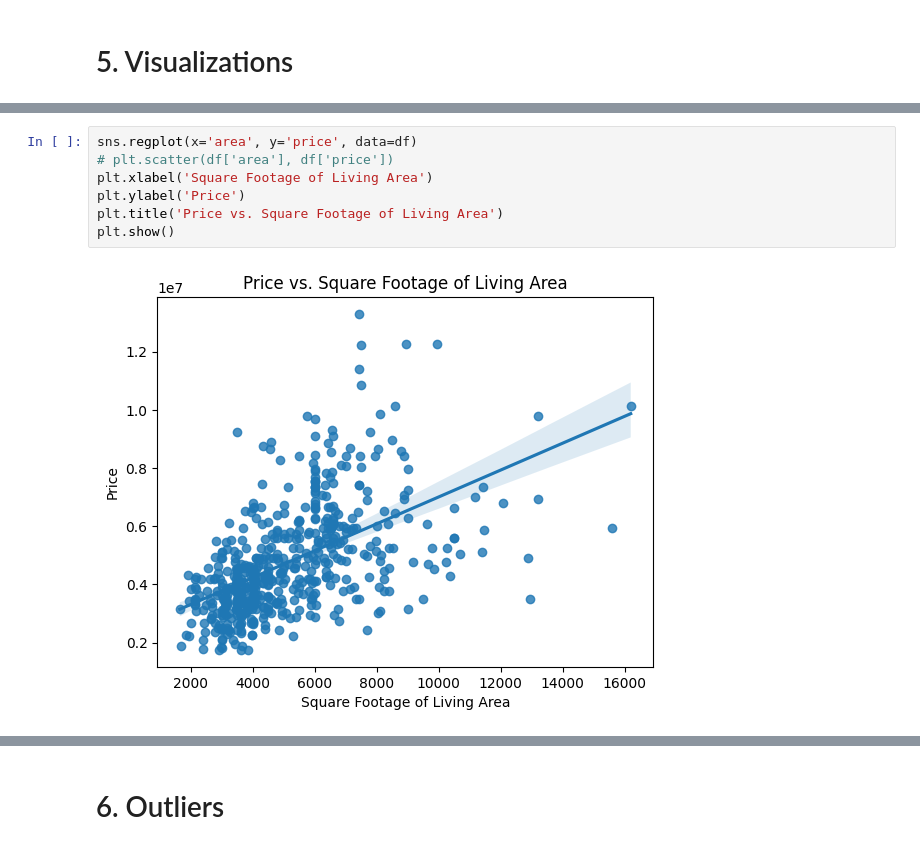
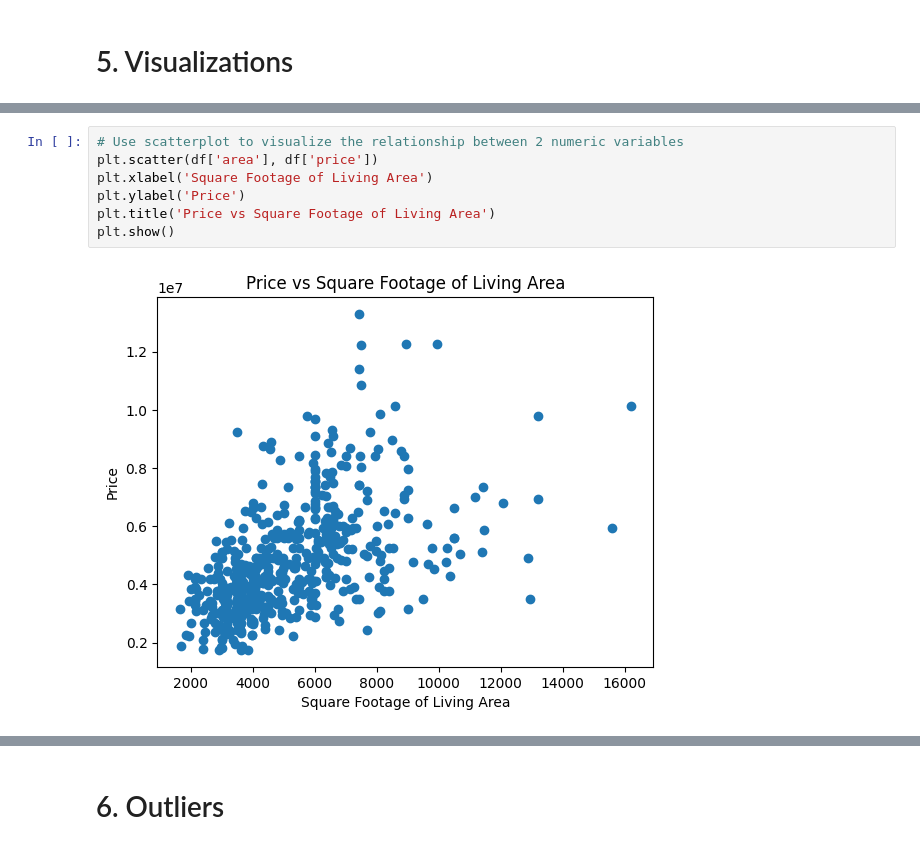
Before and after one commit to JherrerasPY/Project-001_House-Price-Prediction_Easy, a Jupyter notebook: house-price.ipynb, the cells around one changed output, grey strips where cells are left out. Drawn from its saved outputs; the diff is of its cells as text.

```diff
--- a/house-price.ipynb
+++ b/house-price.ipynb
@@ -281,12 +336,12 @@ plt.title('Distribution of Log-House Prices')
 Text(0.5, 1.0, 'Distribution of Log-House Prices')
 [figure]
 # %%
-sns.regplot(x='area', y='price', data=df)
-# plt.scatter(df['area'], df['price'])
+# Use scatterplot to visualize the relationship between 2 numeric variables
+plt.scatter(df['area'], df['price'])
 plt.xlabel('Square Footage of Living Area')
 plt.ylabel('Price')
-plt.title('Price vs. Square Footage of Living Area')
+plt.title('Price vs Square Footage of Living Area')
 plt.show()
 # %% [output]
-[figure, old version]
+[figure, new version]
 # %%
```
Also changed, not shown: parts of 34 cells of this notebook.
